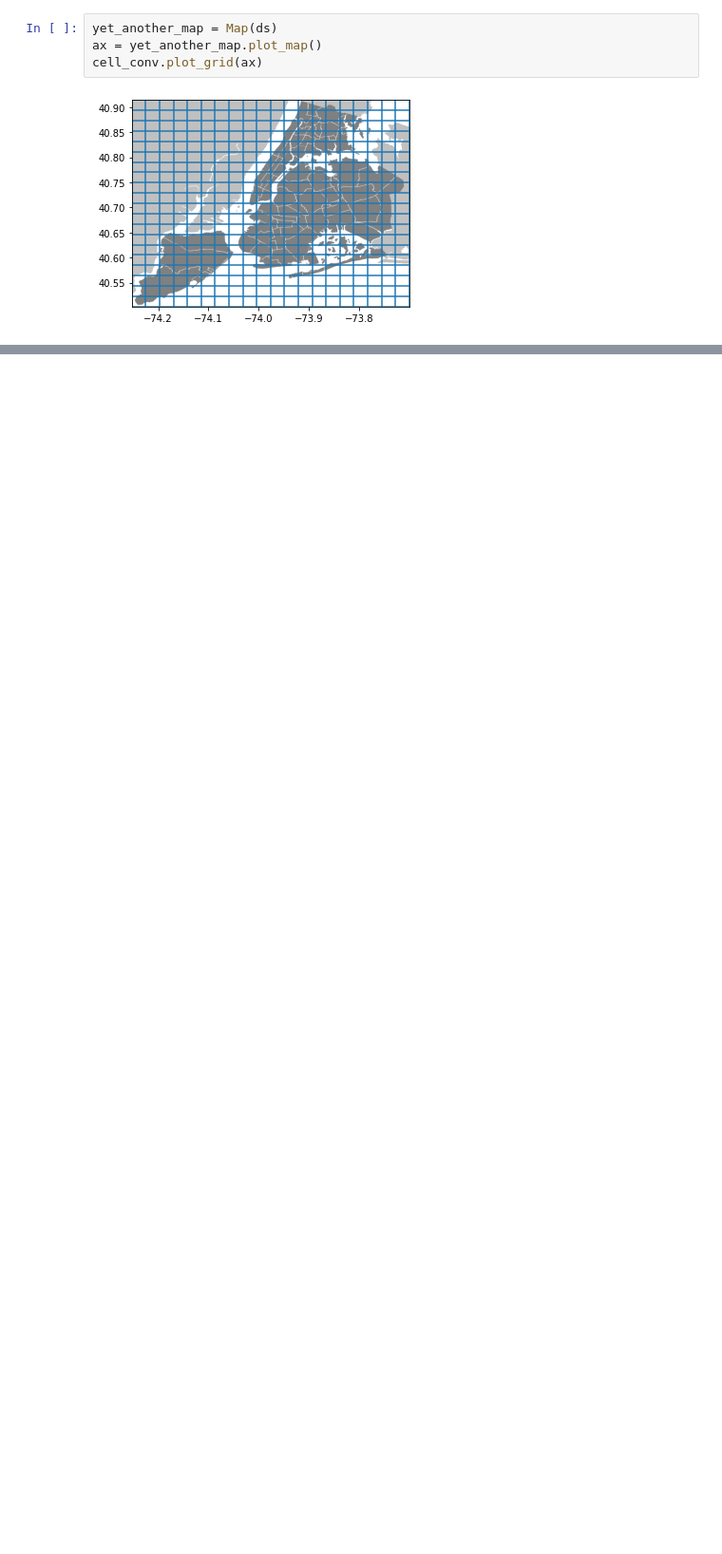
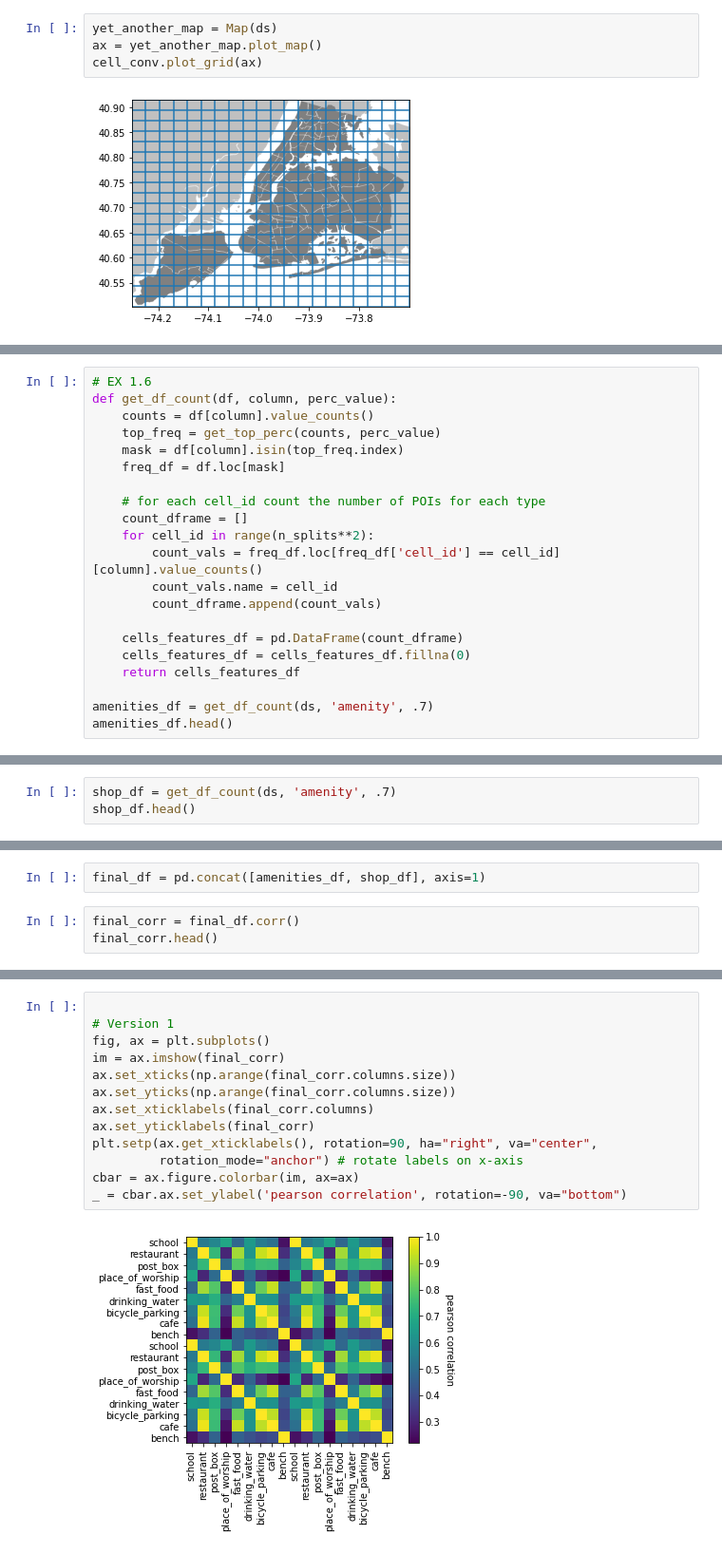
Before and after one commit to monkEdward/dsl_lab, a Jupyter notebook: lab_5/NY_POI/ny_poi.ipynb, the cells around one changed output, grey strips where cells are left out. Shown: that part at 95% size. Cells and saved outputs as stored; diff of their text form; blank space fills up the shorter version.

```diff
--- a/lab_5/NY_POI/ny_poi.ipynb
+++ b/lab_5/NY_POI/ny_poi.ipynb
@@ -239,0 +264,21 @@ cell_conv.plot_grid(ax)
+# %%
+# EX 1.6
+def get_df_count(df, column, perc_value):
+    counts = df[column].value_counts()
+    top_freq = get_top_perc(counts, perc_value)
+    mask = df[column].isin(top_freq.index)
+    freq_df = df.loc[mask]
+
+    # for each cell_id count the number of POIs for each type
+    count_dframe = []
+    for cell_id in range(n_splits**2):
+        count_vals = freq_df.loc[freq_df['cell_id'] == cell_id][column].value_counts()
+        count_vals.name = cell_id
+        count_dframe.append(count_vals)
+
+    cells_features_df = pd.DataFrame(count_dframe)
+    cells_features_df = cells_features_df.fillna(0)
+    return cells_features_df
+
+amenities_df = get_df_count(ds, 'amenity', .7)
+amenities_df.head()
@@ -239,0 +292,3 @@ cell_conv.plot_grid(ax)
+# %%
+shop_df = get_df_count(ds, 'amenity', .7)
+shop_df.head()
@@ -239,0 +302,5 @@ cell_conv.plot_grid(ax)
+# %%
+final_df = pd.concat([amenities_df, shop_df], axis=1)
+# %%
+final_corr = final_df.corr()
+final_corr.head()
@@ -239,0 +314,15 @@ cell_conv.plot_grid(ax)
+# %%
+
+# Version 1
+fig, ax = plt.subplots()
+im = ax.imshow(final_corr)
+ax.set_xticks(np.arange(final_corr.columns.size))
+ax.set_yticks(np.arange(final_corr.columns.size))
+ax.set_xticklabels(final_corr.columns)
+ax.set_yticklabels(final_corr)
+plt.setp(ax.get_xticklabels(), rotation=90, ha="right", va="center",
+         rotation_mode="anchor") # rotate labels on x-axis
+cbar = ax.figure.colorbar(im, ax=ax)
+_ = cbar.ax.set_ylabel('pearson correlation', rotation=-90, va="bottom")
+# %% [output]
+[figure, added]
```
Also changed, not shown: parts of 6 cells of this notebook.
